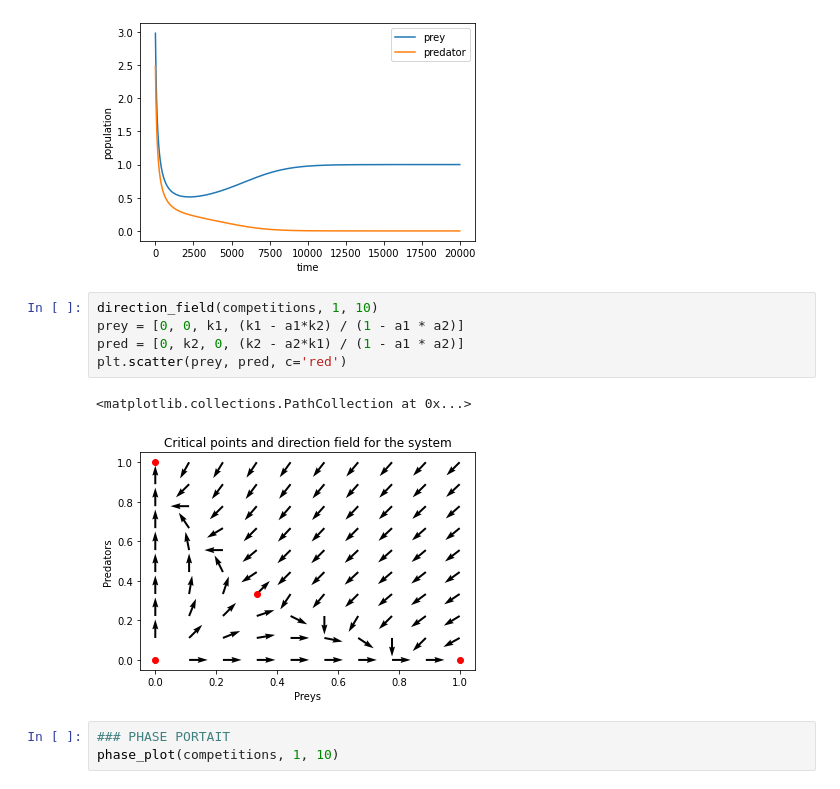
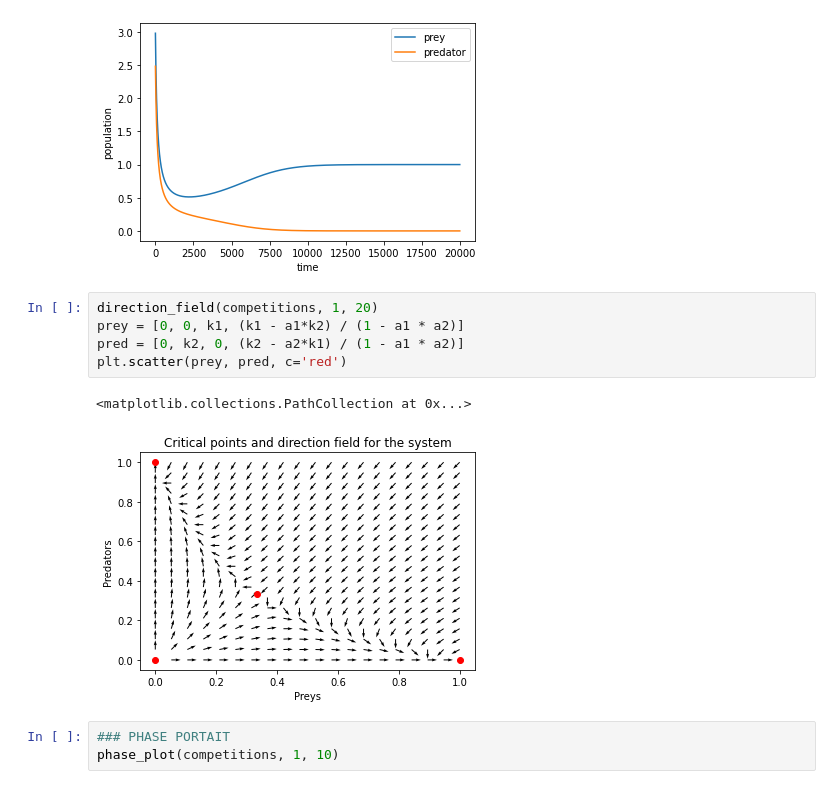
Before and after one commit to Deneverhad/Lotka, a Jupyter notebook: Lotka-Voltera.ipynb, the cells around one changed output. Drawn from its saved outputs; the diff is of its cells as text.

```diff
--- a/Lotka-Voltera.ipynb
+++ b/Lotka-Voltera.ipynb
@@ -271,14 +271,14 @@ plt.legend(loc='upper right')
 plt.show()
 # %% [output]
 [figure]
-# %%
-direction_field(competitions, 1, 10)
-prey = [0, 0, k1, (k1 - a1*k2) / (1 - a1 * a2)]
-pred = [0, k2, 0, (k2 - a2*k1) / (1 - a1 * a2)]
-plt.scatter(prey, pred, c='red')
-# %% [output]
-<matplotlib.collections.PathCollection at 0x...>
-[figure, removed]
+# %%
+direction_field(competitions, 1, 20)
+prey = [0, 0, k1, (k1 - a1*k2) / (1 - a1 * a2)]
+pred = [0, k2, 0, (k2 - a2*k1) / (1 - a1 * a2)]
+plt.scatter(prey, pred, c='red')
+# %% [output]
+<matplotlib.collections.PathCollection at 0x...>
+[figure, added]
 # %%
 ### PHASE PORTAIT
 phase_plot(competitions, 1, 10)
```
Also changed, not shown: parts of 9 cells of this notebook.
